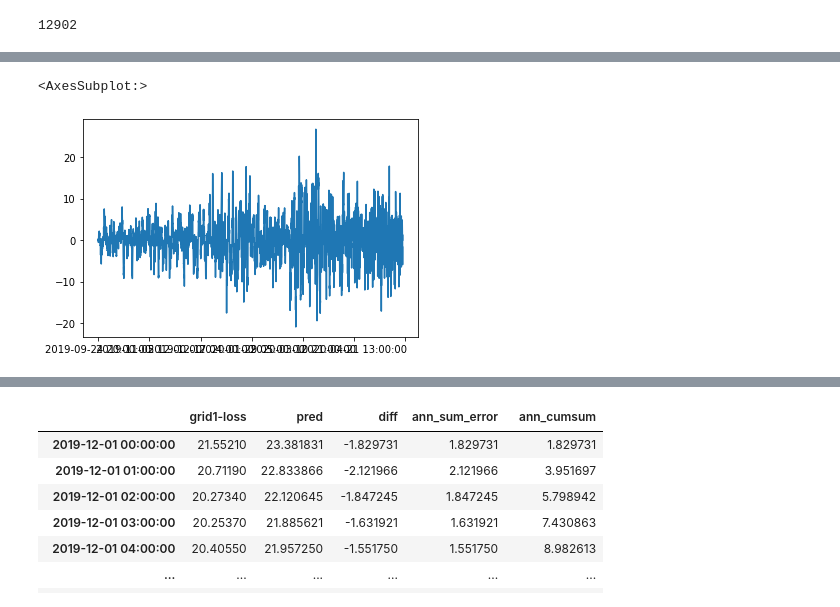
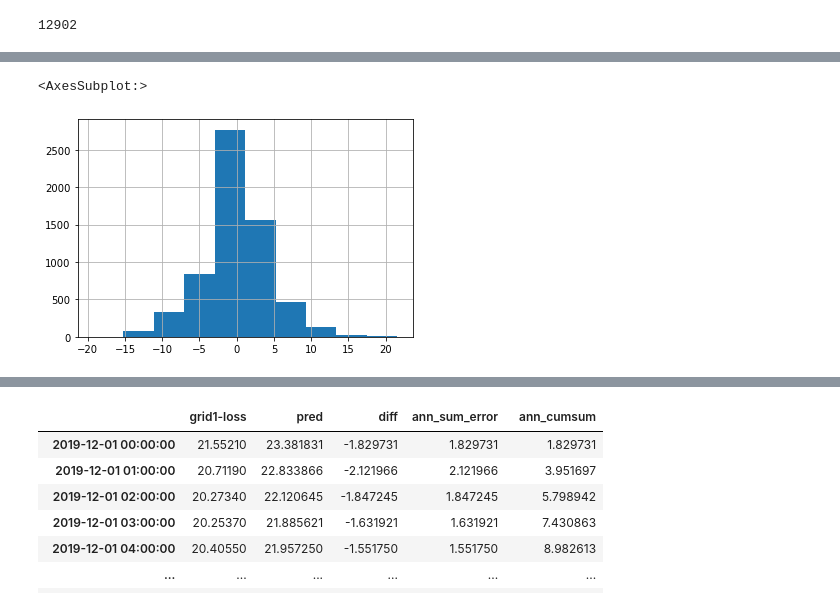
Before and after one commit to Siglangf/timeseries-prediction, a Jupyter notebook: ANN_in_hybrid-Copy2.ipynb, the cells around one changed output, grey strips where cells are left out. Drawn from its saved outputs; the diff is of its cells as text; code cells hidden in the pictures.

```diff
--- a/ANN_in_hybrid-Copy2.ipynb
+++ b/ANN_in_hybrid-Copy2.ipynb
@@ -29,11 +30,11 @@ def ANN_train(X_train, y_train, hidden_layers, alpha=1e-5, random_state=1):
     return model
 # %%
 past_weeks = 3
-hidden_layers = (10 ,2)
+hidden_layers = (2,1)
 nRowsRead = None
 grid_number = 1
 
-df = pd.read_pickle('forecast.pkl')
+df = pd.read_pickle('forecast1.pkl')
 
 def to_datetime(string):
     return datetime.strptime(string, "%Y-%m-%d %H:%M:%S")
@@ -65,7 +85,7 @@ X, y = data_ANN(past_weeks, df)
 # %%
-train_size_percentage = 0.5
+train_size_percentage = 0.50
 
-train_size = int(len(df)*train_size_percentage)
+train_size = int(len(X)*train_size_percentage)
 #print(len(data_extraction.get_timeseries("train", nRowsRead, 'loss', grid_number))/(24*7))
 
 X_train = X[:train_size]
@@ -73,3 +93,5 @@ y_train = y[:train_size]
 
 X_test = X[train_size:]
 y_test = y[train_size:]
+
+X_test
@@ -76,25 +116,26 @@ y_test = y[train_size:]
 # %%
 model = ANN_train(X_train, y_train, hidden_layers)
 # %%
-def ANN_pred(model, X_test):
+def ANN_pred(model, X_test,X,y):
     X_test = X_test.copy()
     y_test = []
     for i in tqdm(range(len(X_test))):
         X_test_el = X_test[i].values
         val = model.predict(X_test_el.reshape(1,-1))
         y_test.append(val[0])
-
+        #if i%24==0 and i!= len(X_test)-24:
+        #    model = ANN_train(X[:train_size+i], y[:train_size+i],hidden_layers)
     return y_test
 # %%
-y_pred = ANN_pred(model, X_test)
+y_pred = ANN_pred(model, X_test,X,y)
 # %%
 temp = df.copy()
 temp['pred_residuals'] = np.nan
 temp['pred_residuals'].iloc[-len(y_pred):] = y_pred
-(temp['residuals']-temp['pred_residuals']).dropna().plot()
+(temp['residuals']-temp['pred_residuals']).dropna().hist()
 # %% [output]
 <AxesSubplot:>
-[figure, old version]
+[figure, new version]
 # %%
 temp["pred_residuals"].hist()
 # %% [output]
```
Also changed, not shown: parts of 13 cells of this notebook.
